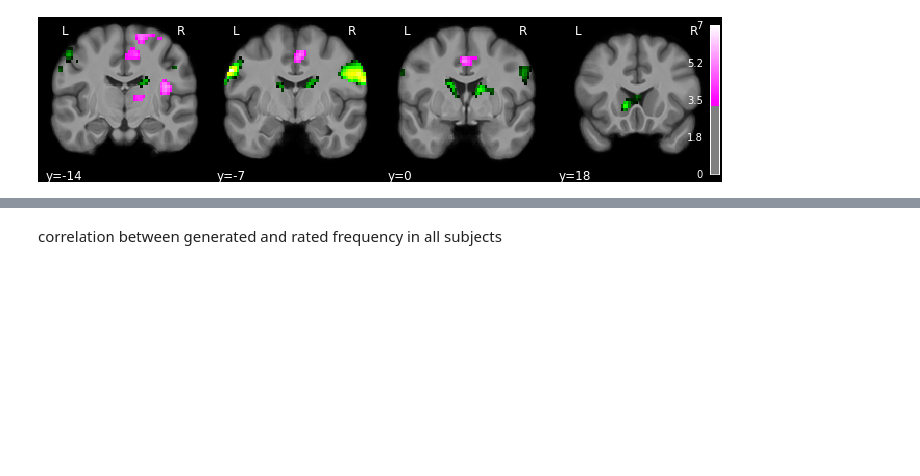
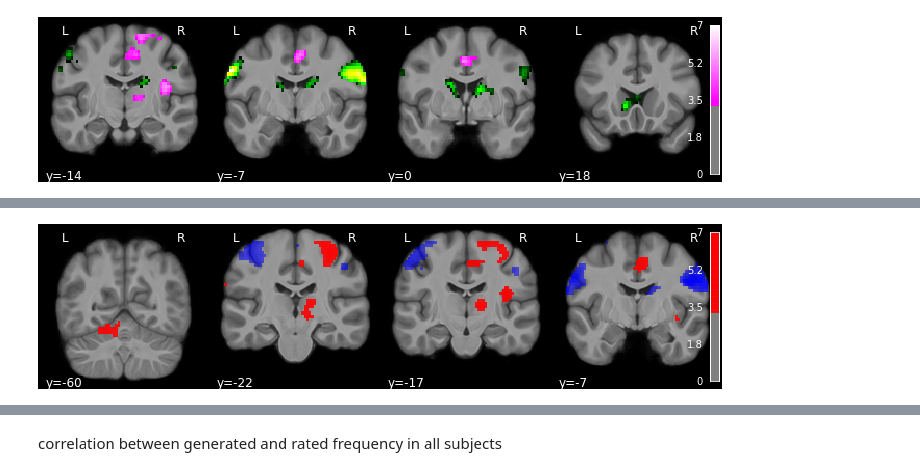
Before and after one commit to NoxLab-cam/tsl_paper, a Jupyter notebook: imaging_plot/visualise_additional.ipynb, the cells around one changed output, grey strips where cells are left out. Saved outputs shown, nothing was run; the diff lists cells and outputs as text; code cells hidden in the pictures; blank space fills up the shorter version.

```diff
--- a/imaging_plot/visualise_additional.ipynb
+++ b/imaging_plot/visualise_additional.ipynb
@@ -71,0 +117,5 @@ Image(filename='./figs/jf_hl_overlay_y.png')
+# %%
+# showing overlay image (red - h>l, blue - l>h)
+Image(filename='./figs/hl_lh_overlay_y.png')
+# %% [output]
+[figure, added]
```
Also changed, not shown: parts of 13 cells of this notebook.
